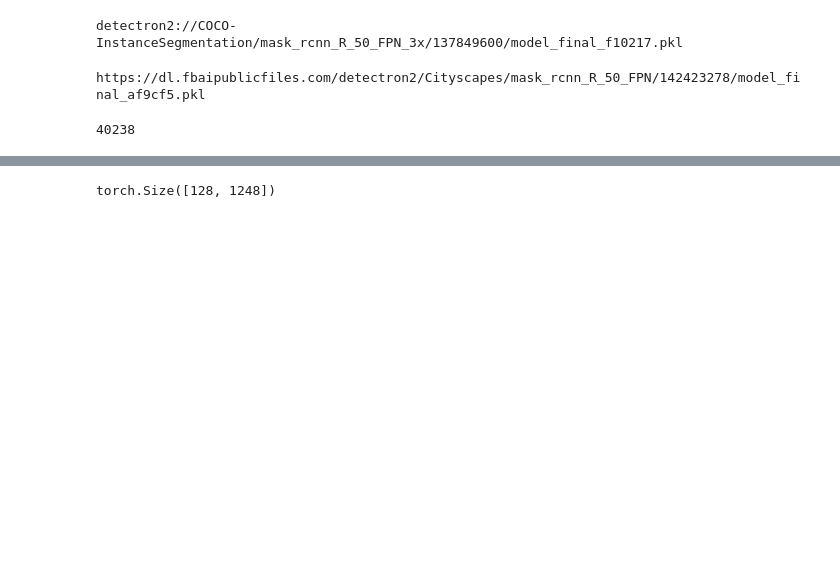
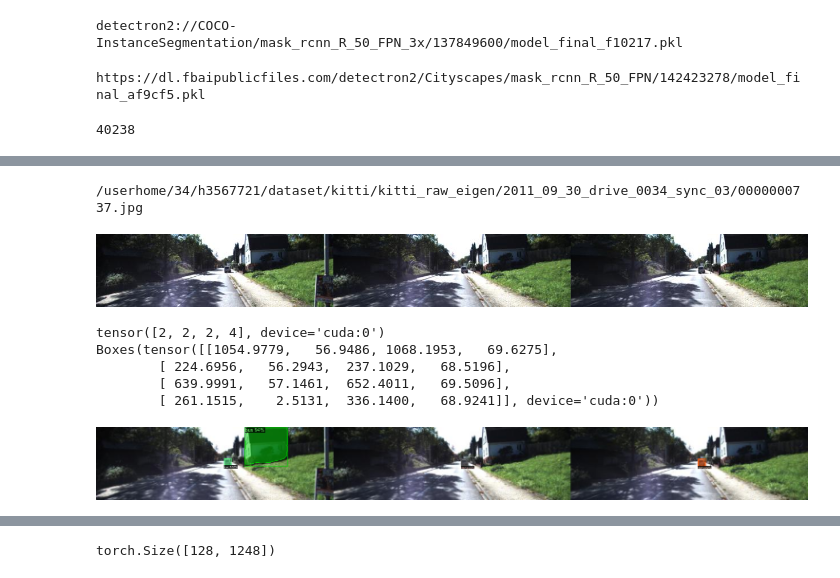
Before and after one commit to qihao-huang/GeoNet, a Jupyter notebook: detectron2_seg/seg_img.ipynb, the cells around one changed output, grey strips where cells are left out. Saved outputs shown, nothing was run; the diff lists cells and outputs as text; code cells hidden in the pictures; blank space fills up the shorter version.

```diff
--- a/detectron2_seg/seg_img.ipynb
+++ b/detectron2_seg/seg_img.ipynb
@@ -81,0 +79,11 @@ Boxes(tensor([[ 232.3062,   61.7408,  257.0699,   84.3015],
+# %%
+img, seg_img = seg_sig_img(image_file_list[765])
+# %% [output]
+/userhome/34/h3567721/dataset/kitti/kitti_raw_eigen/2011_09_30_drive_0034_sync_03/0000000737.jpg
+[figure, added]
+tensor([2, 2, 2, 4], device='cuda:0')
+Boxes(tensor([[1054.9779,   56.9486, 1068.1953,   69.6275],
+        [ 224.6956,   56.2943,  237.1029,   68.5196],
+        [ 639.9991,   57.1461,  652.4011,   69.5096],
+        [ 261.1515,    2.5131,  336.1400,   68.9241]], device='cuda:0'))
+[figure, added]
```
Also changed, not shown: parts of 12 cells of this notebook, 1 other file.
